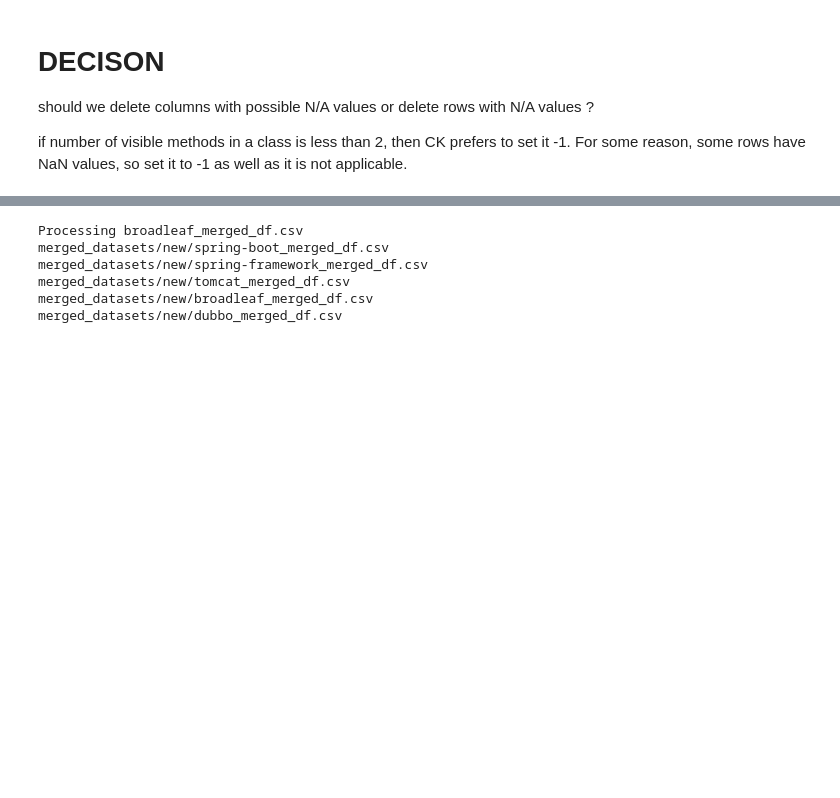
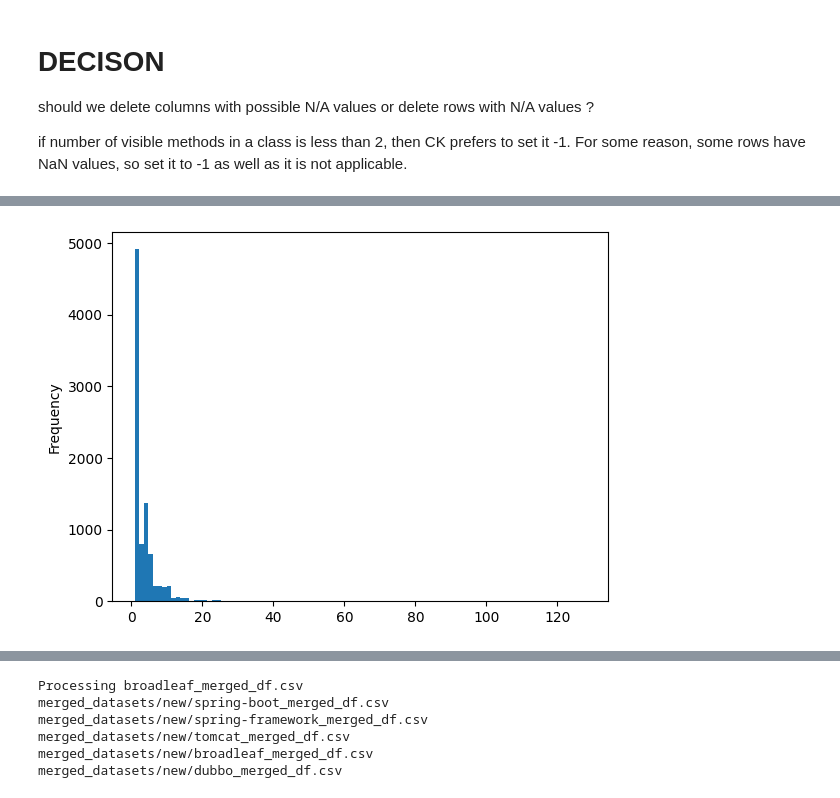
Before and after one commit to MustafaKrc/JIT-SDP, a Jupyter notebook: notebooks/feature_selection.ipynb, the cells around one changed output, grey strips where cells are left out. Drawn from its saved outputs; the diff is of its cells as text; code cells hidden in the pictures; blank space fills up the shorter version.

```diff
--- a/notebooks/feature_selection.ipynb
+++ b/notebooks/feature_selection.ipynb
@@ -598,0 +1397,7 @@ def main(result_prefix: str, feature_selection_method="mrmr", n_features = 50, n
+# %%
+
+df = pd.read_csv(DATASETS[0])
+print(df['contains_bug'].value_counts())
+
+df = clean_dataset(df)
+print(df['contains_bug'].value_counts())
@@ -598,0 +1418,5 @@ def main(result_prefix: str, feature_selection_method="mrmr", n_features = 50, n
+# %%
+df['hash'].value_counts().plot(kind='hist', bins=100)
+plt.show()
+# %% [output]
+[figure, added]
```
Also changed, not shown: parts of 15 cells of this notebook.
